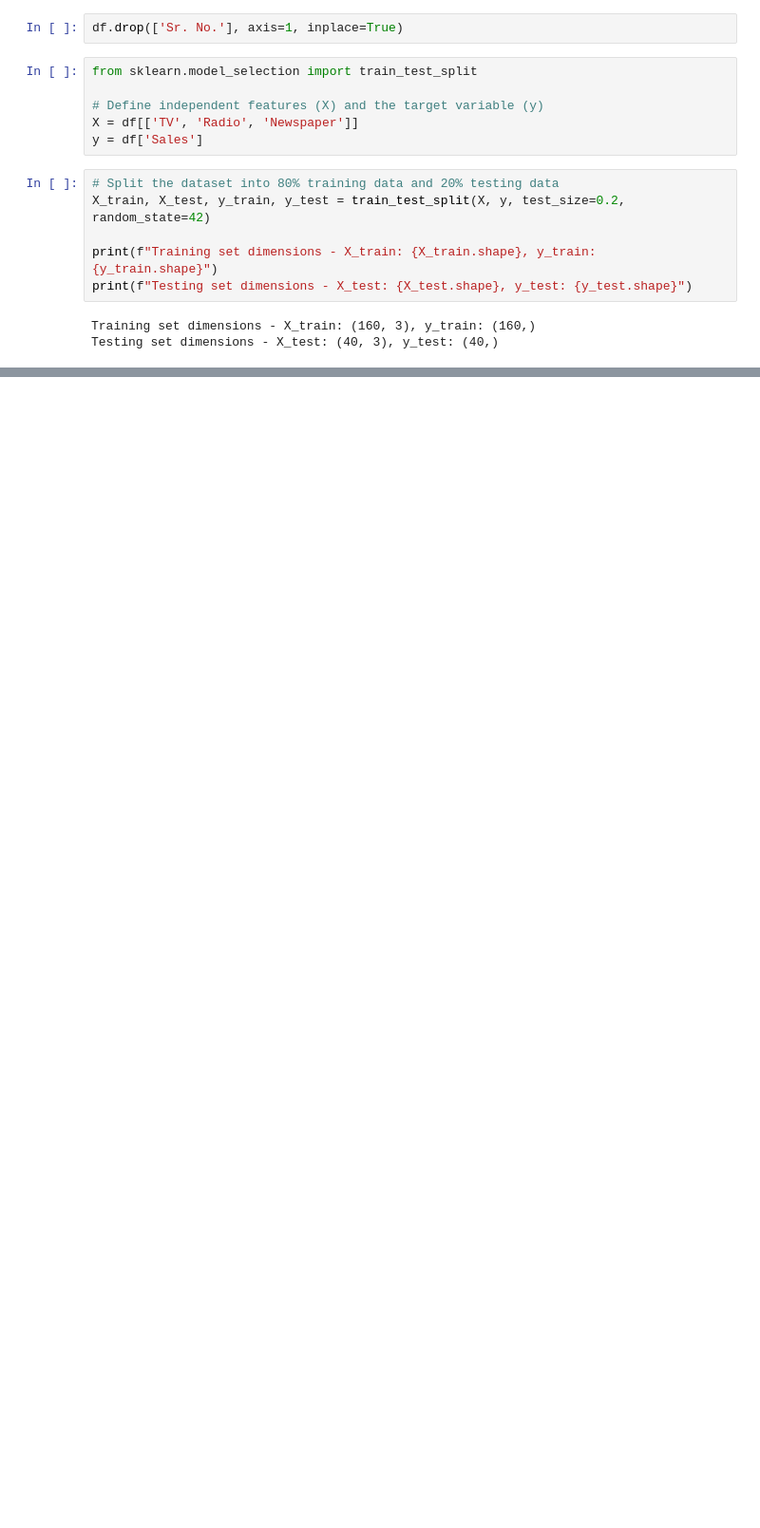
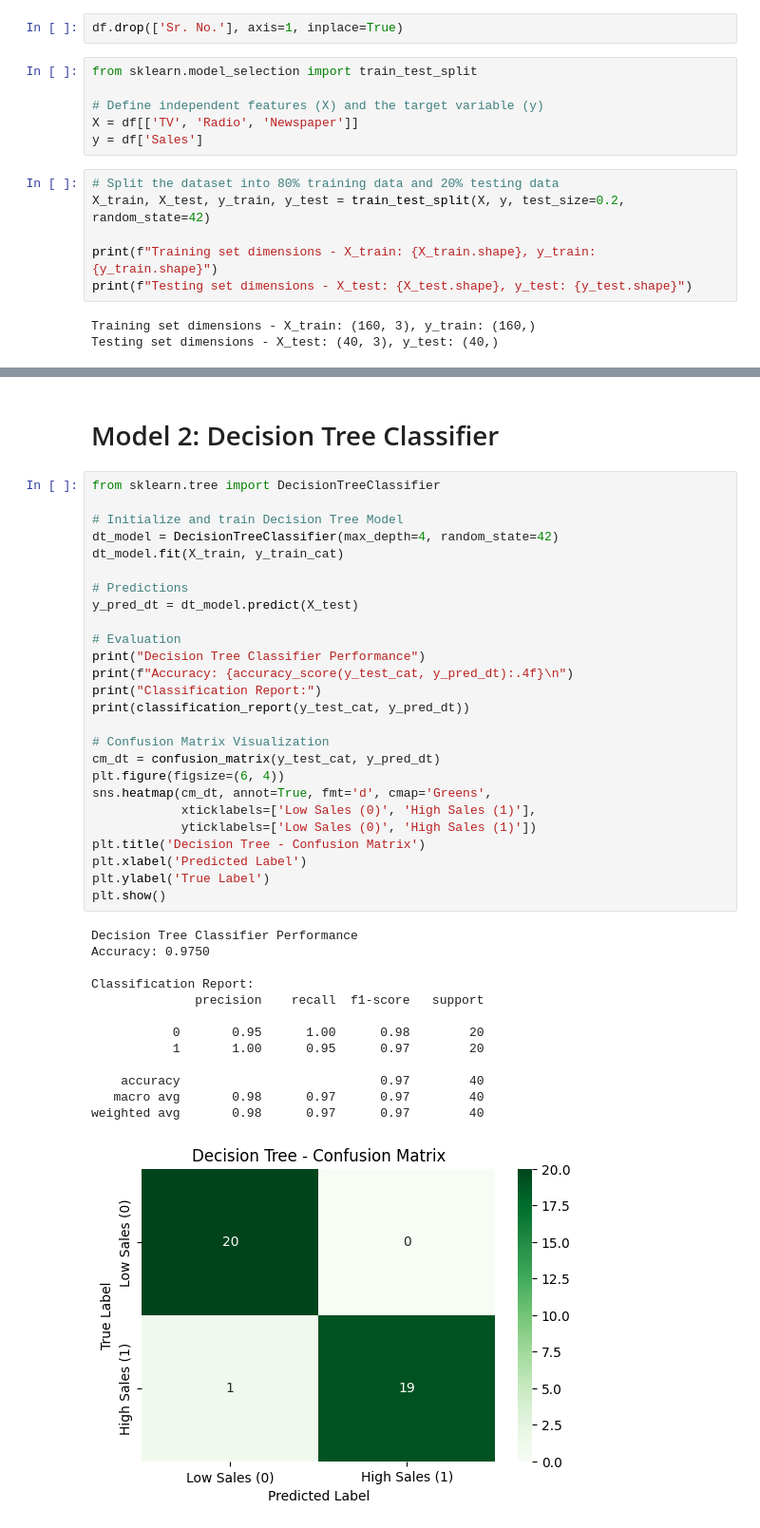
Before and after one commit to aalhadramteke/AI-ML-Internship, a Jupyter notebook: Day 11/SalesPrediction.ipynb, the cells around one changed output, grey strips where cells are left out. Shown at 95% size. Drawn from its saved outputs; the diff is of its cells as text; blank space fills up the shorter version.

```diff
--- a/Day 11/SalesPrediction.ipynb
+++ b/Day 11/SalesPrediction.ipynb
@@ -251,0 +200,42 @@ plt.show()
+# %% [markdown]
+# Model 2: Decision Tree Classifier
+# %%
+from sklearn.tree import DecisionTreeClassifier
+
+# Initialize and train Decision Tree Model
+dt_model = DecisionTreeClassifier(max_depth=4, random_state=42)
+dt_model.fit(X_train, y_train_cat)
+
+# Predictions
+y_pred_dt = dt_model.predict(X_test)
+
+# Evaluation
+print("Decision Tree Classifier Performance")
+print(f"Accuracy: {accuracy_score(y_test_cat, y_pred_dt):.4f}\n")
+print("Classification Report:")
+print(classification_report(y_test_cat, y_pred_dt))
+
+# Confusion Matrix Visualization
+cm_dt = confusion_matrix(y_test_cat, y_pred_dt)
+plt.figure(figsize=(6, 4))
+sns.heatmap(cm_dt, annot=True, fmt='d', cmap='Greens',
+            xticklabels=['Low Sales (0)', 'High Sales (1)'],
+            yticklabels=['Low Sales (0)', 'High Sales (1)'])
+plt.title('Decision Tree - Confusion Matrix')
+plt.xlabel('Predicted Label')
+plt.ylabel('True Label')
+plt.show()
+# %% [output]
+Decision Tree Classifier Performance
+Accuracy: 0.9750
+
+Classification Report:
+              precision    recall  f1-score   support
+
+           0       0.95      1.00      0.98        20
+           1       1.00      0.95      0.97        20
+
+    accuracy                           0.97        40
+   macro avg       0.98      0.97      0.97        40
+weighted avg       0.98      0.97      0.97        40
+[figure, added]
```
Also changed, not shown: parts of 20 cells of this notebook.
